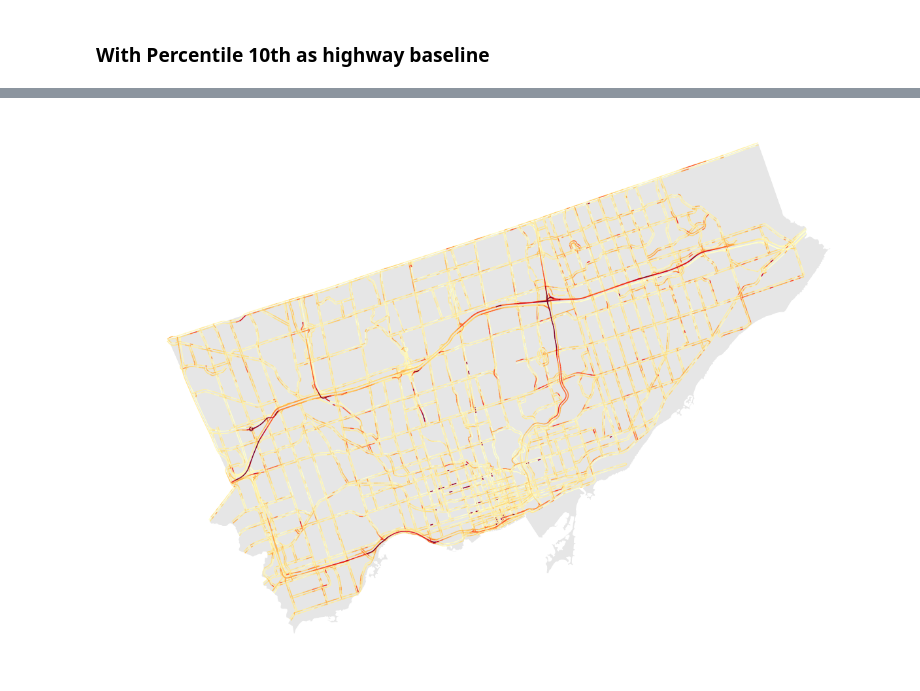
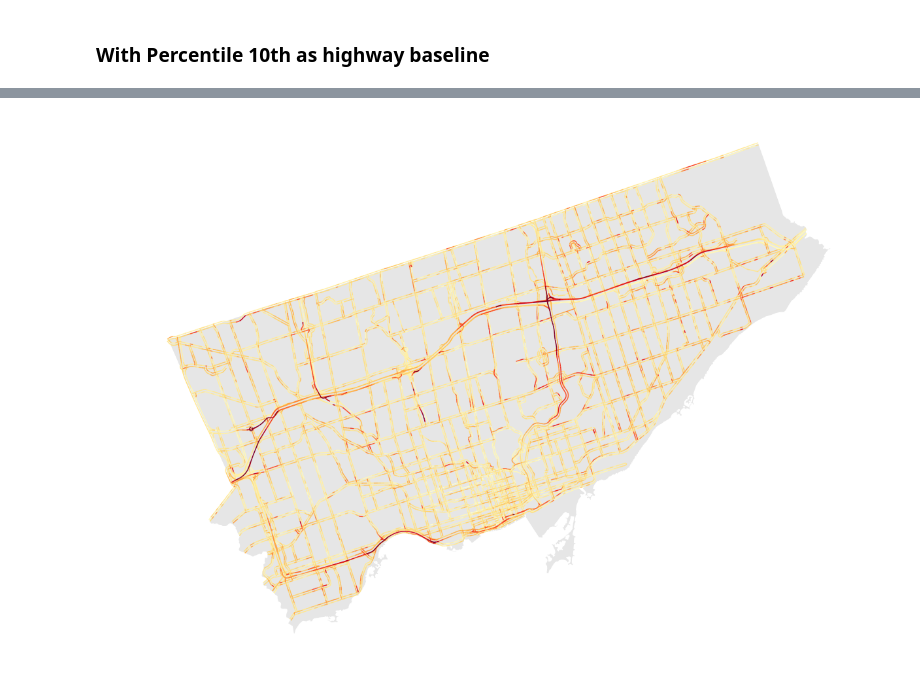
Before and after one commit to CityofToronto/bdit_congestion, a Jupyter notebook: congestion_data_aggregation/highway_deep_dive.ipynb, the cells around one changed output, grey strips where cells are left out. Drawn from its saved outputs; the diff is of its cells as text; code cells hidden in the pictures.

```diff
--- a/congestion_data_aggregation/highway_deep_dive.ipynb
+++ b/congestion_data_aggregation/highway_deep_dive.ipynb
@@ -555,13 +555,13 @@ tti_am = '''with temp as (select segment_id, avg(tti) as avg_tti, avg(tti_corr)
                  inner join congestion.segments_v4 using (segment_id)
                  where time_bin <@ '[07:00:00, 10:00:00]'::timerange
                  group by segment_id, geom)
-	, cat as (select segment_id, col, avg_tti, geom from temp
-			 inner join congestion.colour_range on avg_tti::numeric <@ range)
-      select segment_id, (ST_dump(st_offsetcurve(st_linemerge(geom), -0.0006))).geom as geom , avg_tti, col from cat
+	, cat as (select segment_id, id, col, avg_tti, geom from temp
+			 inner join (select row_number() over () as id, col, range from congestion.colour_range )b on avg_tti::numeric <@ range)
+      select segment_id, (ST_dump(st_offsetcurve(st_linemerge(geom), -0.0006))).geom as geom , avg_tti, id, col from cat
            where st_geometrytype(st_linemerge(geom)) = 'ST_LineString' and
            st_geometrytype(st_offsetcurve(st_linemerge(geom), -0.0005)) = 'ST_LineString'
 			and st_astext(st_offsetcurve(st_linemerge(geom), -0.0005)) != 'LINESTRING EMPTY'
-            order by cat.avg_tti
+            order by id
                 '''
 segments = gpd.GeoDataFrame.from_postgis(tti_am, con, geom_col='geom')
 segments = segments.to_crs({'init' :'epsg:26917'})
@@ -593,9 +572,9 @@ segments
 # %%
 f, ax = plt.subplots(figsize=(20,20))
 basemap.plot(ax=ax, color = 'grey', alpha=0.2)
 #highway.plot(ax=ax, color = 'white', alpha = 0.2)
 #segments.plot(column = 'col', ax=ax, cmap='YlOrRd', legend=True, catergorical='True' )
-segments.plot(column = 'col', ax=ax, cmap='YlOrRd')
+segments.plot(column = 'id', ax=ax, cmap='YlOrRd')
 ax.set_axis_off()
 # %% [output]
-[figure, old version]
+[figure, new version]
```
Also changed, not shown: parts of 3 cells of this notebook.
